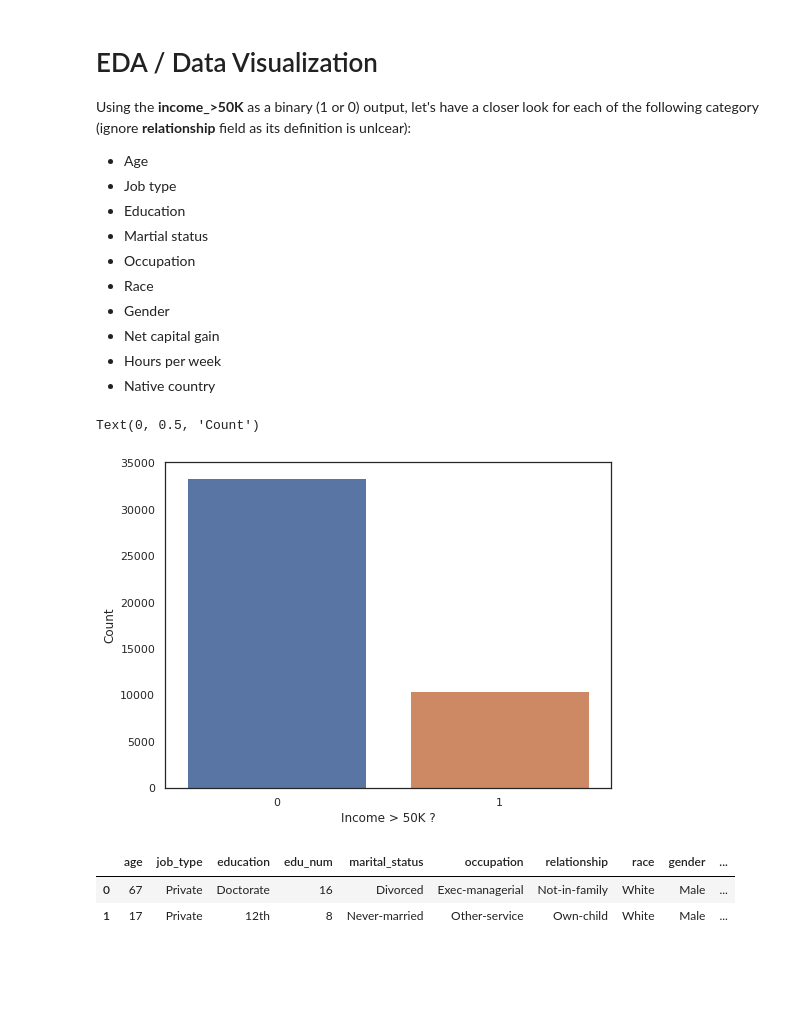
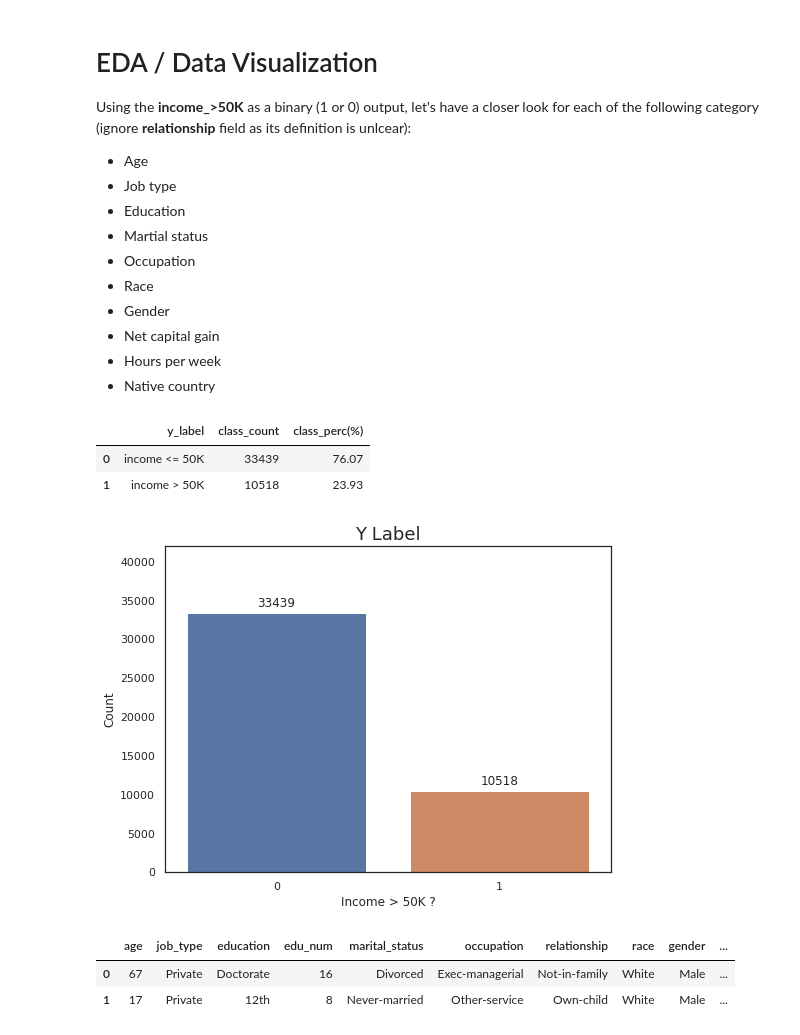
Before and after one commit to heesukjang/Income_Prediction, a Jupyter notebook: Income_Prediction.ipynb, the cells around one changed output. Cells and saved outputs as stored; diff of their text form; code cells hidden in the pictures; blank space fills up the shorter version.

```diff
--- a/Income_Prediction.ipynb
+++ b/Income_Prediction.ipynb
@@ -471,15 +471,34 @@ Using the **income_>50K** as a binary (1 or 0) output, let's have a closer look
 - Net capital gain
 - Hours per week
 - Native country
-# %%
-# Check the class balance
-plt.figure(figsize=(8,6))
-sns.countplot(X_train['income_>50K'])
-plt.xlabel('Income > 50K ?')
-plt.ylabel('Count')
-# %% [output]
-Text(0, 0.5, 'Count')
-[figure, removed]
+# %%
+# Check the class balance
+def check_class_balance(X_train):
+  count = X_train['income_>50K'].value_counts()           # type(count) = pd.Series
+  percent = round(count/(count[0] + count[1])*100, 2)
+  df_perc = pd.concat({'class_count':count, 'class_perc(%)':percent}, axis=1)
+  df_perc['y_label'] = ['income <= 50K', 'income > 50K']
+  df_perc = df_perc[['y_label','class_count','class_perc(%)']]
+
+  plt.figure(figsize=(8,6))
+  ax = sns.countplot(X_train['income_>50K'])
+  plt.xlabel('Income > 50K ?')
+  plt.ylabel('Count')
+  plt.title('Y Label', fontsize=18);
+  plt.ylim(0,42000)
+  for p in ax.patches:
+      ax.annotate(format(p.get_height(), '.0f'),
+                (p.get_x() + p.get_width()/2.,
+                  p.get_height()), ha='center', va='center', size=15, xytext=(0,9),
+                textcoords = 'offset points', fontsize=12)
+  return df_perc
+
+check_class_balance(X_train)
+# %% [output]
+|  | y_label | class_count | class_perc(%) |
+| 0 | income <= 50K | 33439 | 76.07 |
+| 1 | income > 50K | 10518 | 23.93 |
+[figure, added]
 # %%
 X_train.head(2)
 # %% [output]
```
Also changed, not shown: parts of 1 cell of this notebook.
